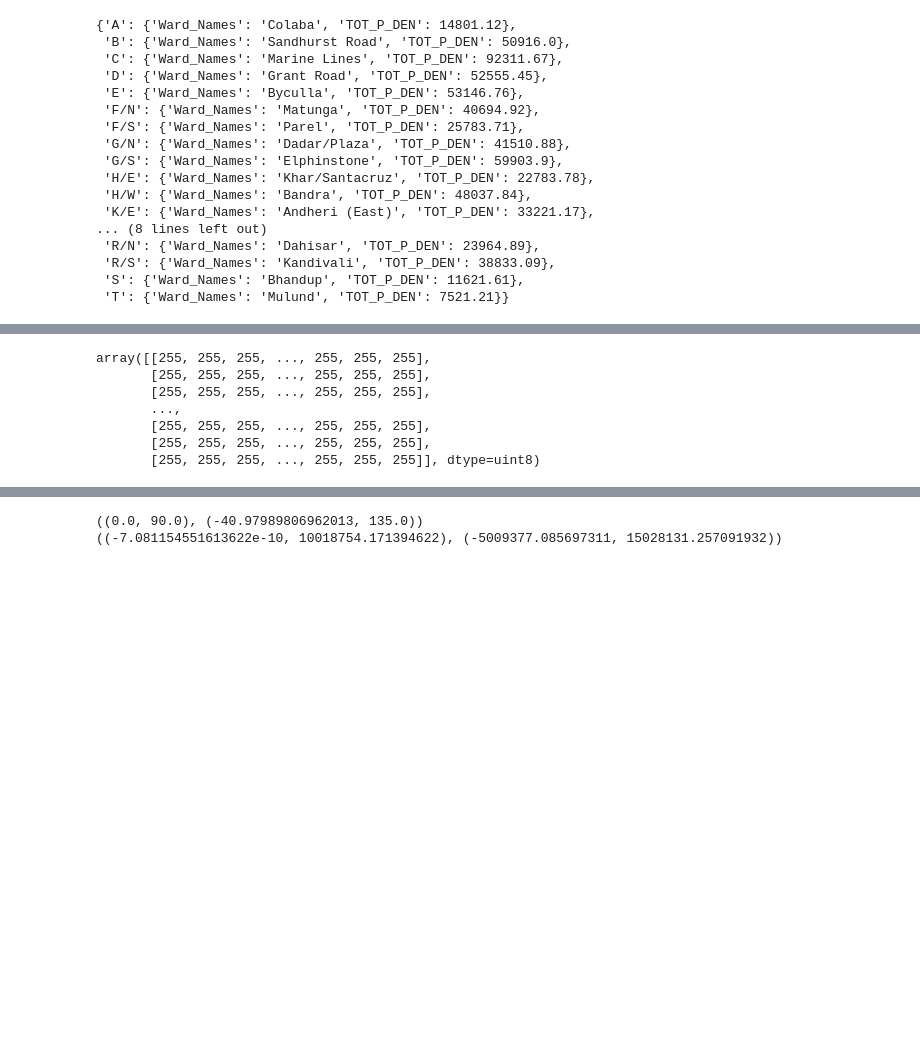
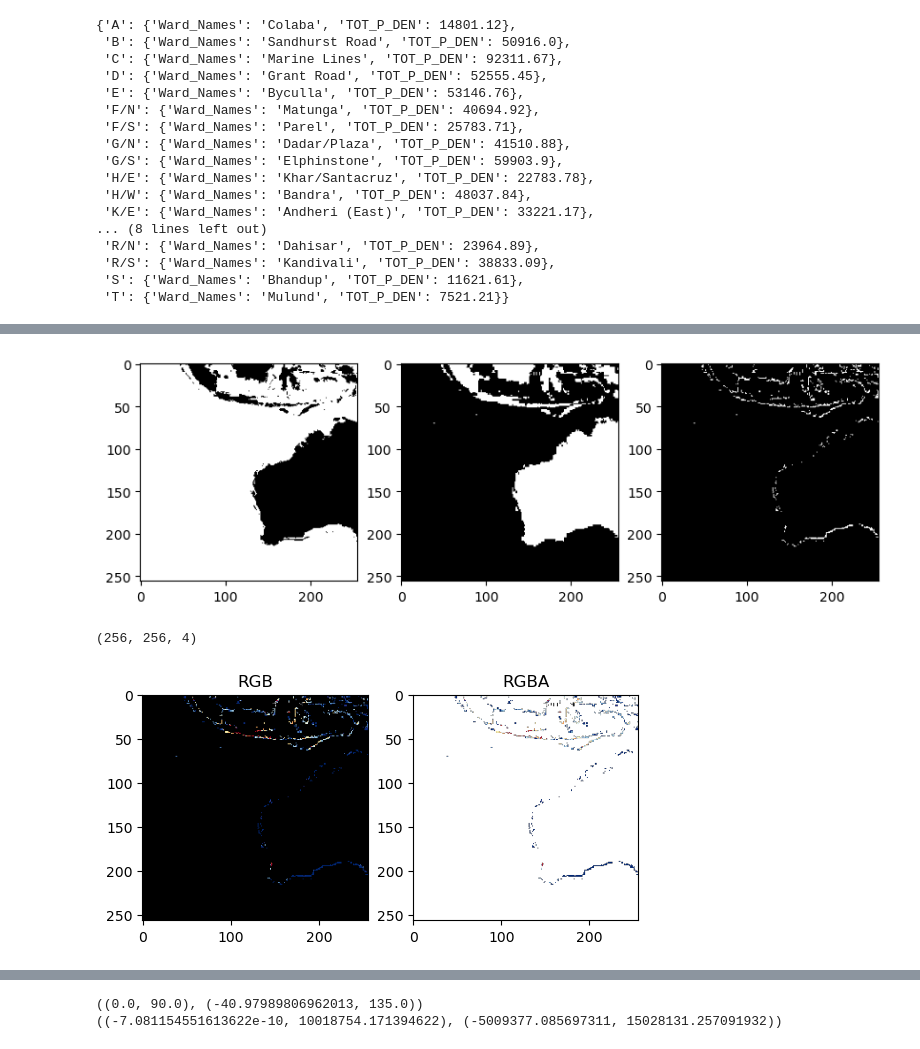
Before and after one commit to bhavya132/SIHTeamUniform, a Jupyter notebook: gee.ipynb, the cells around one changed output, grey strips where cells are left out. Saved outputs shown, nothing was run; the diff lists cells and outputs as text; code cells hidden in the pictures; blank space fills up the shorter version.

```diff
--- a/gee.ipynb
+++ b/gee.ipynb
@@ -533,10 +537,35 @@ plt.show()
-# %%
-img1[:,:,-1]
-# %% [output]
-array([[255, 255, 255, ..., 255, 255, 255],
-       [255, 255, 255, ..., 255, 255, 255],
-       [255, 255, 255, ..., 255, 255, 255],
-       ...,
-       [255, 255, 255, ..., 255, 255, 255],
-       [255, 255, 255, ..., 255, 255, 255],
-       [255, 255, 255, ..., 255, 255, 255]], dtype=uint8)
+# %%
+def get_flooded_extent(flood_img,wms_img):
+    assert flood_img.shape[-1] == 4 and wms_img.shape[-1] == 4 #check that its img with alpha channel
+    mask_list = [flood_img[:,:,-1],wms_img[:,:,-1]]
+    mask_list = [(m/255).astype(np.uint8) for m in mask_list]
+    # flood_img_mask = flood_img[:,:,-1]/255
+    # wms_img_mask = wms_img[:,:,-1]/255
+    fig, axes = plt.subplots(1,3,figsize=(10,5))
+    for i,m in enumerate(mask_list):
+        axes[i].imshow(m,cmap='gray')
+    # axes[0].imshow(flood_img[:,:,-1],cmap='gray')
+    # axes[1].imshow(wms_img[:,:,-1],cmap='gray')
+
+    flooded_extent_mask = np.multiply(*mask_list)
+    axes[2].imshow(flooded_extent_mask,cmap='gray')
+    plt.show()
+
+    fig, axes = plt.subplots(1,2)
+    flooded_extent_mask = np.repeat(flooded_extent_mask[:,:,np.newaxis],4,axis=2)
+    print(flooded_extent_mask.shape)
+    flooded_extent = flooded_extent_mask*wms_img#[:,:,:3]
+    # flooded_extent_alpha = np.concatenate([flooded_extent,flooded_extent_mask[:,:,0]],axis=2)
+    axes[0].imshow(flooded_extent[:,:,:3])
+    axes[0].set_title('RGB')
+    axes[1].imshow(flooded_extent)
+    axes[1].set_title('RGBA')
+
+    plt.show()
+
+    return flooded_extent
+flooded_extent = get_flooded_extent(img1,img2)
+# %% [output]
+[figure, added]
+(256, 256, 4)
+[figure, added]
```
Also changed, not shown: parts of 11 cells of this notebook, 18 other files.
